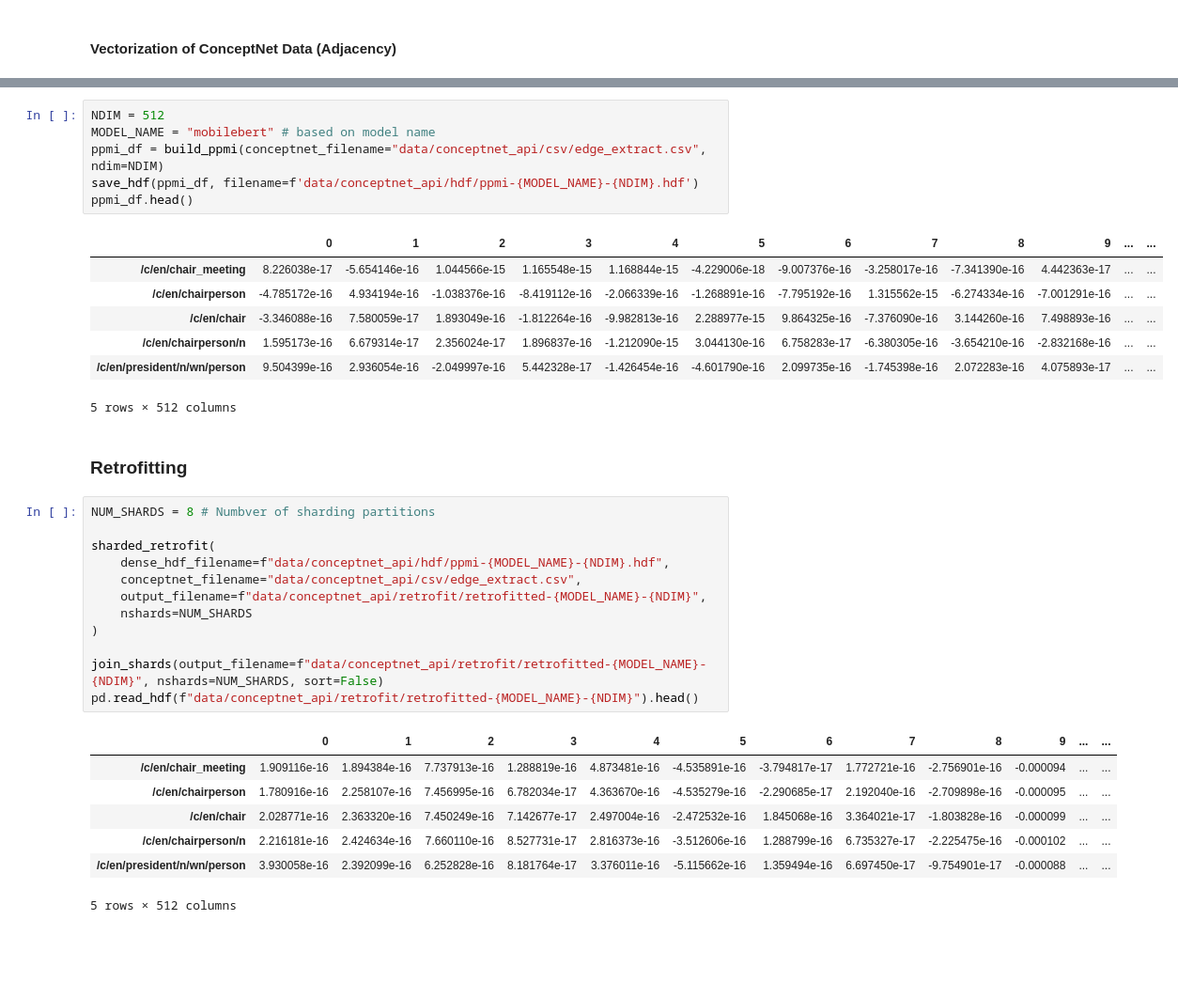
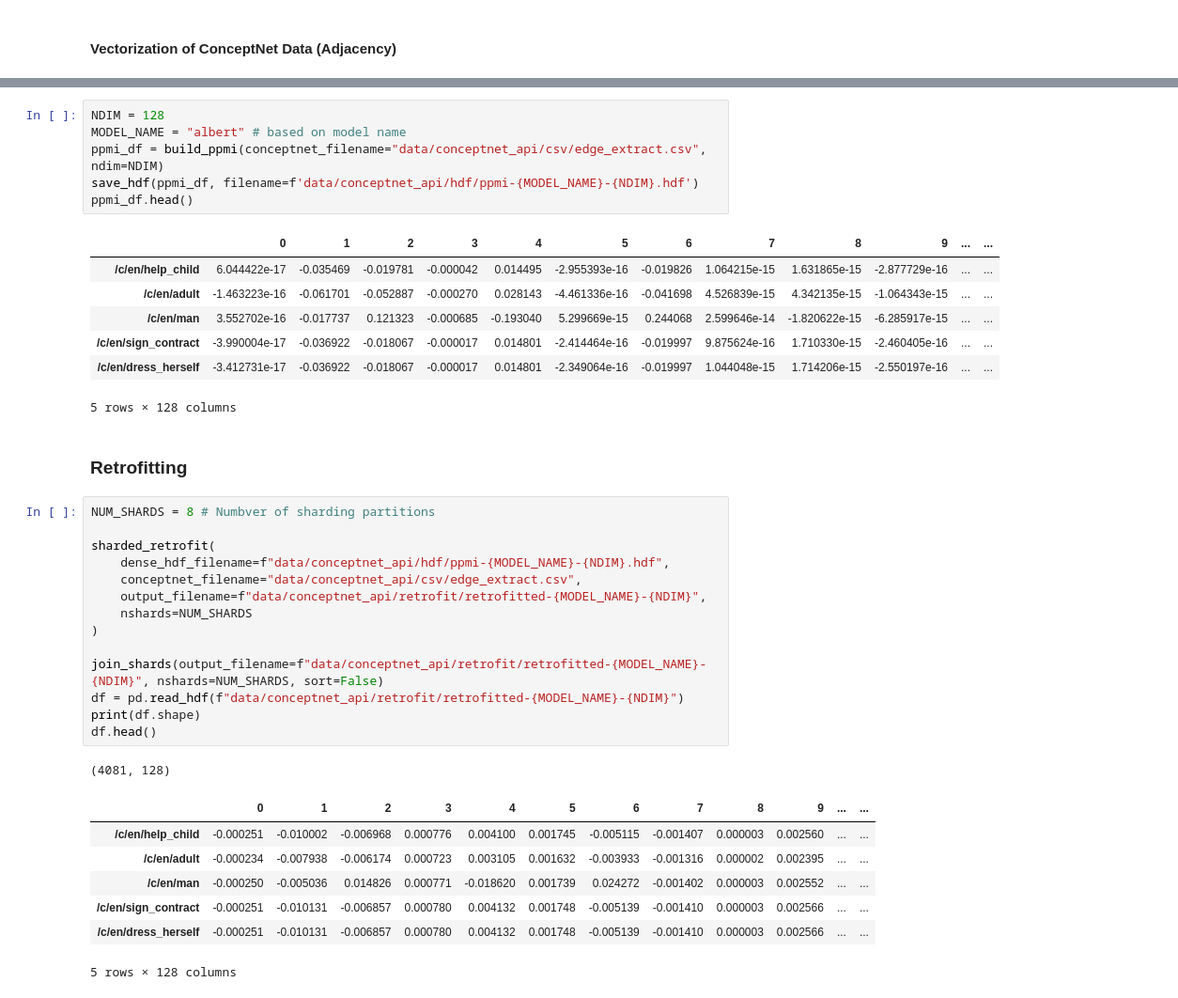
Before and after one commit to bernardcheng/cs4248_project, a Jupyter notebook: conceptnet_vectorizer_test.ipynb, the cells around one changed output, grey strips where cells are left out. Shown at 94% size. Cells and saved outputs as stored; diff of their text form; blank space fills up the shorter version.

```diff
--- a/conceptnet_vectorizer_test.ipynb
+++ b/conceptnet_vectorizer_test.ipynb
@@ -35,17 +35,17 @@ Name: weight, dtype: float64
 # %%
-NDIM = 512
-MODEL_NAME = "mobilebert" # based on model name
+NDIM = 128
+MODEL_NAME = "albert" # based on model name
 ppmi_df = build_ppmi(conceptnet_filename="data/conceptnet_api/csv/edge_extract.csv", ndim=NDIM)
 save_hdf(ppmi_df, filename=f'data/conceptnet_api/hdf/ppmi-{MODEL_NAME}-{NDIM}.hdf')
 ppmi_df.head()
 # %% [output]
 |  | 0 | 1 | 2 | 3 | 4 | 5 | 6 | 7 | 8 | 9 | ... | ... |
-| /c/en/chair_meeting | 8.226038e-17 | -5.654146e-16 | 1.044566e-15 | 1.165548e-15 | 1.168844e-15 | -4.229006e-18 | -9.007376e-16 | -3.258017e-16 | -7.341390e-16 | 4.442363e-17 | ... | ... |
-| /c/en/chairperson | -4.785172e-16 | 4.934194e-16 | -1.038376e-16 | -8.419112e-16 | -2.066339e-16 | -1.268891e-16 | -7.795192e-16 | 1.315562e-15 | -6.274334e-16 | -7.001291e-16 | ... | ... |
-| /c/en/chair | -3.346088e-16 | 7.580059e-17 | 1.893049e-16 | -1.812264e-16 | -9.982813e-16 | 2.288977e-15 | 9.864325e-16 | -7.376090e-16 | 3.144260e-16 | 7.498893e-16 | ... | ... |
-| /c/en/chairperson/n | 1.595173e-16 | 6.679314e-17 | 2.356024e-17 | 1.896837e-16 | -1.212090e-15 | 3.044130e-16 | 6.758283e-17 | -6.380305e-16 | -3.654210e-16 | -2.832168e-16 | ... | ... |
-| /c/en/president/n/wn/person | 9.504399e-16 | 2.936054e-16 | -2.049997e-16 | 5.442328e-17 | -1.426454e-16 | -4.601790e-16 | 2.099735e-16 | -1.745398e-16 | 2.072283e-16 | 4.075893e-17 | ... | ... |
+| /c/en/help_child | 6.044422e-17 | -0.035469 | -0.019781 | -0.000042 | 0.014495 | -2.955393e-16 | -0.019826 | 1.064215e-15 | 1.631865e-15 | -2.877729e-16 | ... | ... |
+| /c/en/adult | -1.463223e-16 | -0.061701 | -0.052887 | -0.000270 | 0.028143 | -4.461336e-16 | -0.041698 | 4.526839e-15 | 4.342135e-15 | -1.064343e-15 | ... | ... |
+| /c/en/man | 3.552702e-16 | -0.017737 | 0.121323 | -0.000685 | -0.193040 | 5.299669e-15 | 0.244068 | 2.599646e-14 | -1.820622e-15 | -6.285917e-15 | ... | ... |
+| /c/en/sign_contract | -3.990004e-17 | -0.036922 | -0.018067 | -0.000017 | 0.014801 | -2.414464e-16 | -0.019997 | 9.875624e-16 | 1.710330e-15 | -2.460405e-16 | ... | ... |
+| /c/en/dress_herself | -3.412731e-17 | -0.036922 | -0.018067 | -0.000017 | 0.014801 | -2.349064e-16 | -0.019997 | 1.044048e-15 | 1.714206e-15 | -2.550197e-16 | ... | ... |
-5 rows × 512 columns
+5 rows × 128 columns
 # %% [markdown]
 ### Retrofitting
 # %%
@@ -59,12 +59,15 @@ sharded_retrofit(
 )
 
 join_shards(output_filename=f"data/conceptnet_api/retrofit/retrofitted-{MODEL_NAME}-{NDIM}", nshards=NUM_SHARDS, sort=False)
-pd.read_hdf(f"data/conceptnet_api/retrofit/retrofitted-{MODEL_NAME}-{NDIM}").head()
+df = pd.read_hdf(f"data/conceptnet_api/retrofit/retrofitted-{MODEL_NAME}-{NDIM}")
+print(df.shape)
+df.head()
 # %% [output]
+(4081, 128)
 |  | 0 | 1 | 2 | 3 | 4 | 5 | 6 | 7 | 8 | 9 | ... | ... |
-| /c/en/chair_meeting | 1.909116e-16 | 1.894384e-16 | 7.737913e-16 | 1.288819e-16 | 4.873481e-16 | -4.535891e-16 | -3.794817e-17 | 1.772721e-16 | -2.756901e-16 | -0.000094 | ... | ... |
-| /c/en/chairperson | 1.780916e-16 | 2.258107e-16 | 7.456995e-16 | 6.782034e-17 | 4.363670e-16 | -4.535279e-16 | -2.290685e-17 | 2.192040e-16 | -2.709898e-16 | -0.000095 | ... | ... |
-| /c/en/chair | 2.028771e-16 | 2.363320e-16 | 7.450249e-16 | 7.142677e-17 | 2.497004e-16 | -2.472532e-16 | 1.845068e-16 | 3.364021e-17 | -1.803828e-16 | -0.000099 | ... | ... |
-| /c/en/chairperson/n | 2.216181e-16 | 2.424634e-16 | 7.660110e-16 | 8.527731e-17 | 2.816373e-16 | -3.512606e-16 | 1.288799e-16 | 6.735327e-17 | -2.225475e-16 | -0.000102 | ... | ... |
-| /c/en/president/n/wn/person | 3.930058e-16 | 2.392099e-16 | 6.252828e-16 | 8.181764e-17 | 3.376011e-16 | -5.115662e-16 | 1.359494e-16 | 6.697450e-17 | -9.754901e-17 | -0.000088 | ... | ... |
+| /c/en/help_child | -0.000251 | -0.010002 | -0.006968 | 0.000776 | 0.004100 | 0.001745 | -0.005115 | -0.001407 | 0.000003 | 0.002560 | ... | ... |
+| /c/en/adult | -0.000234 | -0.007938 | -0.006174 | 0.000723 | 0.003105 | 0.001632 | -0.003933 | -0.001316 | 0.000002 | 0.002395 | ... | ... |
+| /c/en/man | -0.000250 | -0.005036 | 0.014826 | 0.000771 | -0.018620 | 0.001739 | 0.024272 | -0.001402 | 0.000003 | 0.002552 | ... | ... |
+| /c/en/sign_contract | -0.000251 | -0.010131 | -0.006857 | 0.000780 | 0.004132 | 0.001748 | -0.005139 | -0.001410 | 0.000003 | 0.002566 | ... | ... |
+| /c/en/dress_herself | -0.000251 | -0.010131 | -0.006857 | 0.000780 | 0.004132 | 0.001748 | -0.005139 | -0.001410 | 0.000003 | 0.002566 | ... | ... |
-5 rows × 512 columns
+5 rows × 128 columns
```
Also changed, not shown: parts of 1 cell of this notebook, 7 other files.
